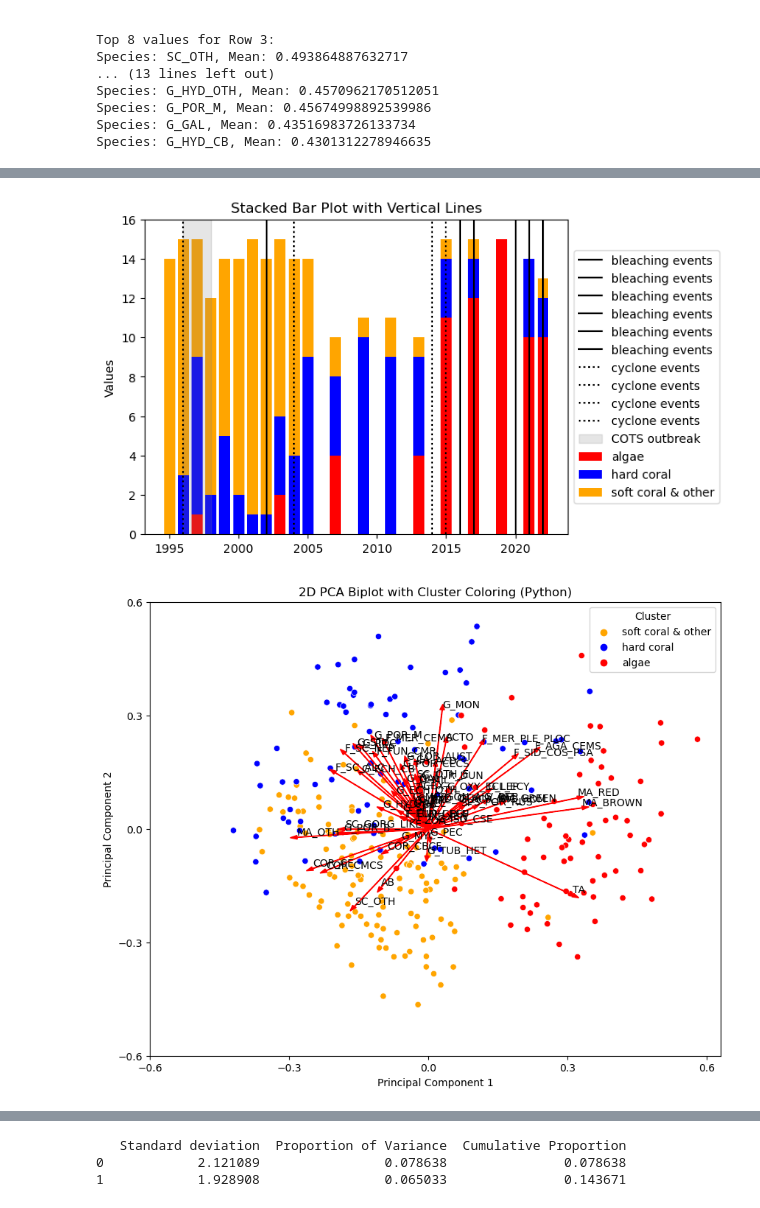
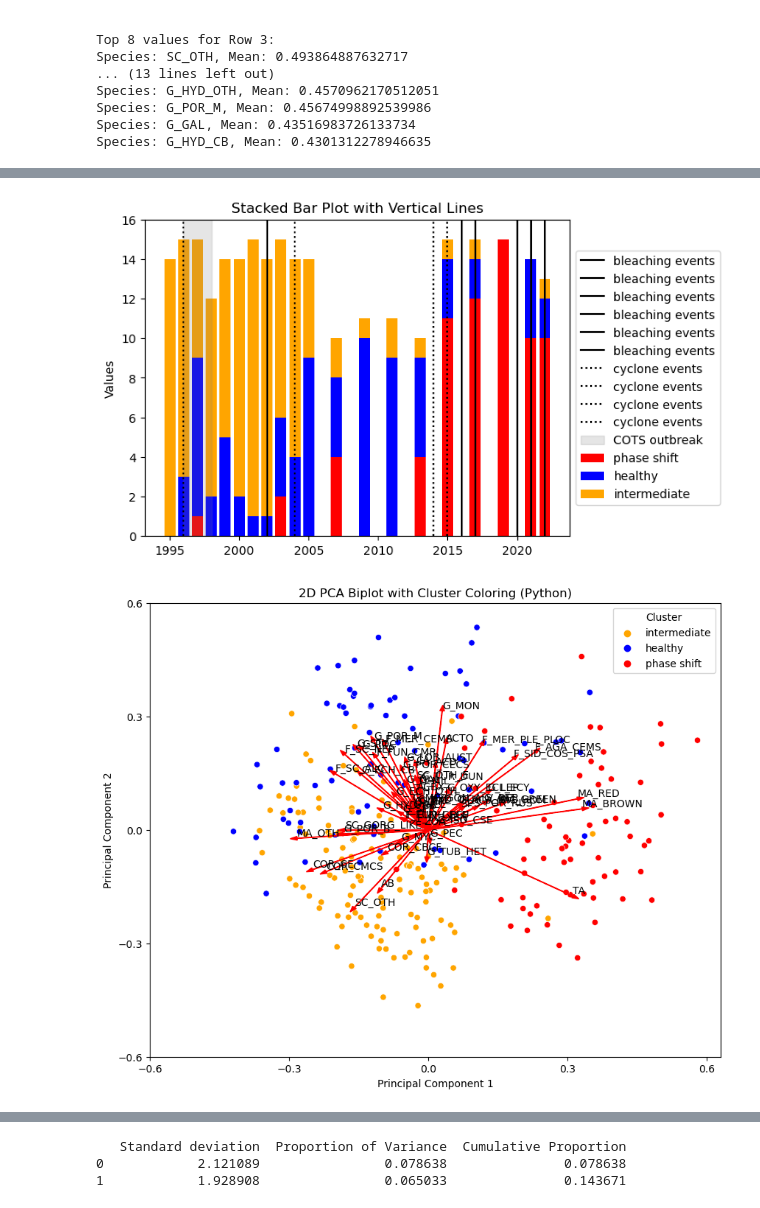
Before and after one commit to K-Whit/Lizard-project, a Jupyter notebook: Species composition Lizard Island.ipynb, the cells around one changed output, grey strips where cells are left out. Saved outputs shown, nothing was run; the diff lists cells and outputs as text; code cells hidden in the pictures.

```diff
--- a/Species composition Lizard Island.ipynb
+++ b/Species composition Lizard Island.ipynb
@@ -270,7 +269,7 @@ plt.show()
 # Group the data by 'Year' and 'Cluster' and count the frequency
 Cluster_freq = fac_with_clusters.groupby(['Year', 'Cluster']).size().unstack(fill_value=0)
 
-new_column_names = {1: 'algae', 2: 'soft coral & other', 3: 'hard coral'}
+new_column_names = {1: 'phase shift', 2: 'intermediate', 3: 'healthy'}
 Cluster_freq.rename(columns=new_column_names, inplace=True)
 Cluster_freq
 
@@ -315,31 +313,31 @@ plt.show()
 # %%
 # Stacked bar plot
 fig, ax = plt.subplots()
-bar1 = ax.bar(Cluster_freq['Year'], Cluster_freq['algae'], color='red', label='algae')
-bar2 = ax.bar(Cluster_freq['Year'], Cluster_freq['hard coral'], bottom=Cluster_freq['algae'], color='blue', label='hard coral')
-bar3 = ax.bar(Cluster_freq['Year'], Cluster_freq['soft coral & other'], bottom=Cluster_freq['algae'] + Cluster_freq['hard coral'], color='orange', label='soft coral & other')
+bar1 = ax.bar(Cluster_freq['Year'], Cluster_freq['phase shift'], color='red', label='phase shift')
+bar2 = ax.bar(Cluster_freq['Year'], Cluster_freq['healthy'], bottom=Cluster_freq['phase shift'], color='blue', label='healthy')
+bar3 = ax.bar(Cluster_freq['Year'], Cluster_freq['intermediate'], bottom=Cluster_freq['phase shift'] + Cluster_freq['healthy'], color='orange', label='intermediate')
 
 # add vertical lines
 for year in [2002, 2016, 2017, 2020, 2021, 2022]:
     ax.axvline(x=year, ymin=0, ymax=16, color='black', label='bleaching events')
 
 for year in [1996, 2004, 2014, 2015]:
     ax.axvline(x=year, ymin=0, ymax=16, color='black', linestyle='dotted', label='cyclone events')
 
 # Add shaded grey horizontal block
 ax.axvspan(ymin=0, ymax=16, xmin=1996, xmax=1998, color='gray', alpha=0.2, label='COTS outbreak')
 
 # Customize the plot
 ax.set_ylabel('Values')
 ax.set_title('Stacked Bar Plot with Vertical Lines')
 ax.legend(loc='center left', bbox_to_anchor=(1, 0.5))
 # Set y-axis limit
 ax.set_ylim(0, 16)
 
 # Show the plot
 plt.show()
 # %% [output]
-[figure, old version]
+[figure, new version]
 # %%
 # Perform PCA on Scaled Data
 pca = PCA(n_components=2)
@@ -381,7 +379,7 @@ X = pca_df_scaled2
 y = data_with_clusters['Cluster']
 
 #define colours
-colors = {'algae': 'red', 'soft coral & other': 'orange', 'hard coral': 'blue'}
+colors = {'phase shift': 'red', 'intermediate': 'orange', 'healthy': 'blue'}
 
 # Create a figure and axes with the desired size
 fig, ax = plt.subplots(figsize=(10, 8))
@@ -424,7 +422,7 @@ plt.title('2D PCA Biplot with Cluster Coloring (Python)')
 
 plt.show()
 # %% [output]
-[figure, old version]
+[figure, new version]
 # %%
 #create a biplot including only the top 8 species with highest average coverages within each cluster (based on the scaled coverages)
 
```
Also changed, not shown: parts of 13 cells of this notebook, 1 other file.
